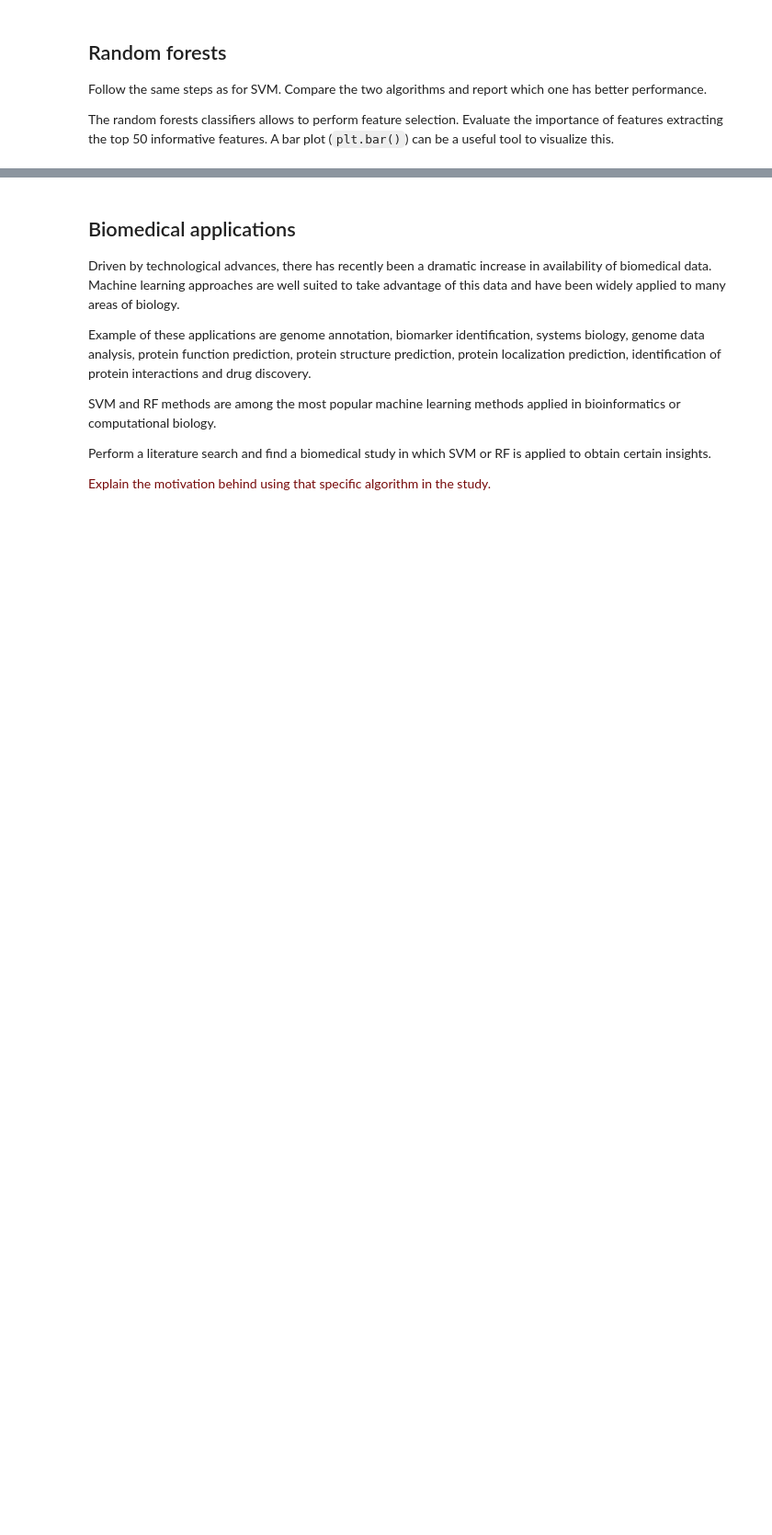
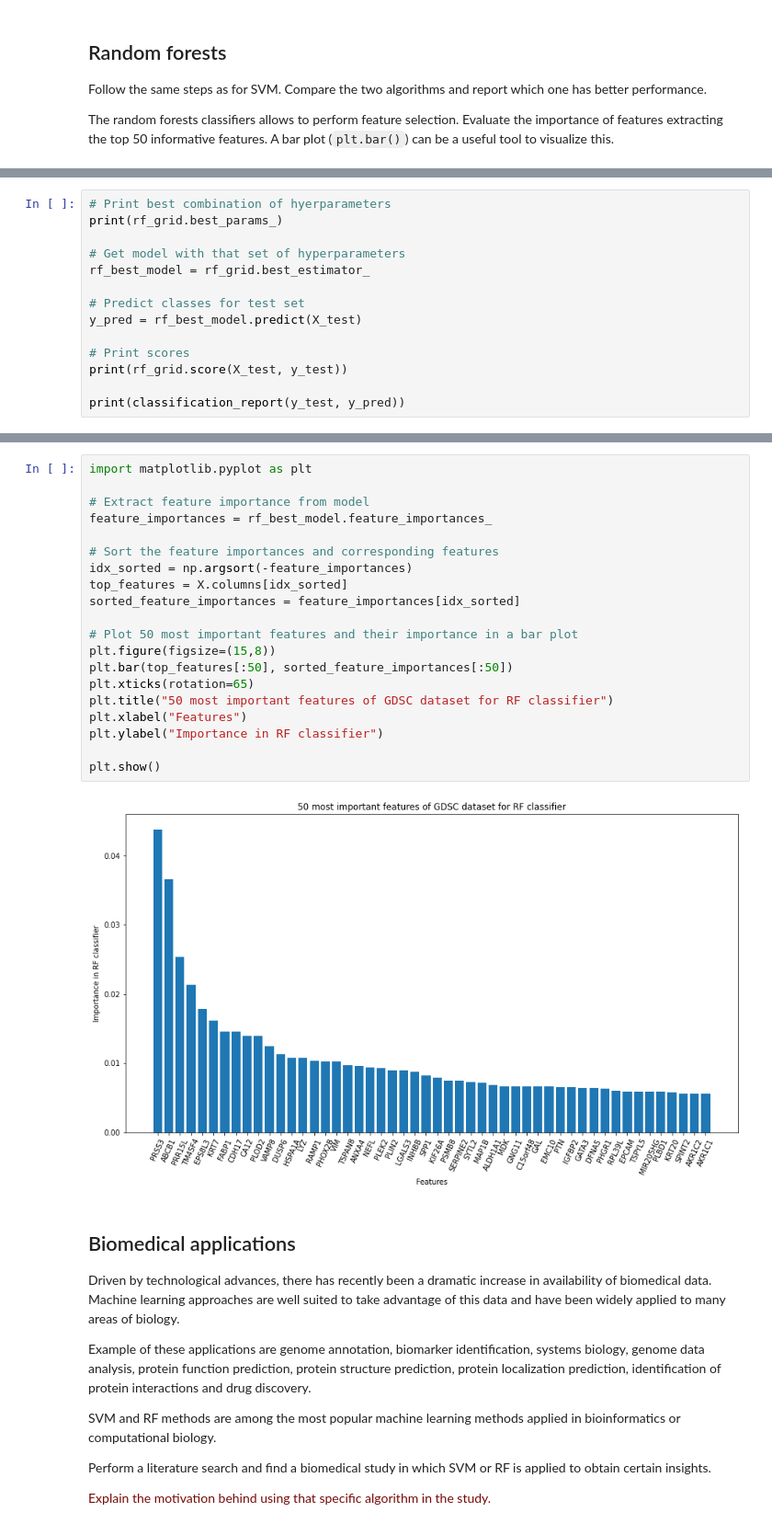
Before and after one commit to sarahlou-dr/8dm50-machine-learning, a Jupyter notebook: practicals/week_4.ipynb, the cells around one changed output, grey strips where cells are left out. Shown at 92% size. Cells and saved outputs as stored; diff of their text form; blank space fills up the shorter version.

```diff
--- a/practicals/week_4.ipynb
+++ b/practicals/week_4.ipynb
@@ -269,0 +315,14 @@ The random forests classifiers allows to perform feature selection. Evaluate the
+# %%
+# Print best combination of hyerparameters
+print(rf_grid.best_params_)
+
+# Get model with that set of hyperparameters
+rf_best_model = rf_grid.best_estimator_
+
+# Predict classes for test set
+y_pred = rf_best_model.predict(X_test)
+
+# Print scores
+print(rf_grid.score(X_test, y_test))
+
+print(classification_report(y_test, y_pred))
@@ -270,3 +340,25 @@ The random forests classifiers allows to perform feature selection. Evaluate the
+# %%
+import matplotlib.pyplot as plt
+
+# Extract feature importance from model
+feature_importances = rf_best_model.feature_importances_
+
+# Sort the feature importances and corresponding features
+idx_sorted = np.argsort(-feature_importances)
+top_features = X.columns[idx_sorted]
+sorted_feature_importances = feature_importances[idx_sorted]
+
+# Plot 50 most important features and their importance in a bar plot
+plt.figure(figsize=(15,8))
+plt.bar(top_features[:50], sorted_feature_importances[:50])
+plt.xticks(rotation=65)
+plt.title("50 most important features of GDSC dataset for RF classifier")
+plt.xlabel("Features")
+plt.ylabel("Importance in RF classifier")
+
+plt.show()
+# %% [output]
+[figure, added]
 # %% [markdown]
 ## Biomedical applications
 
```
Also changed, not shown: parts of 2 cells of this notebook.
